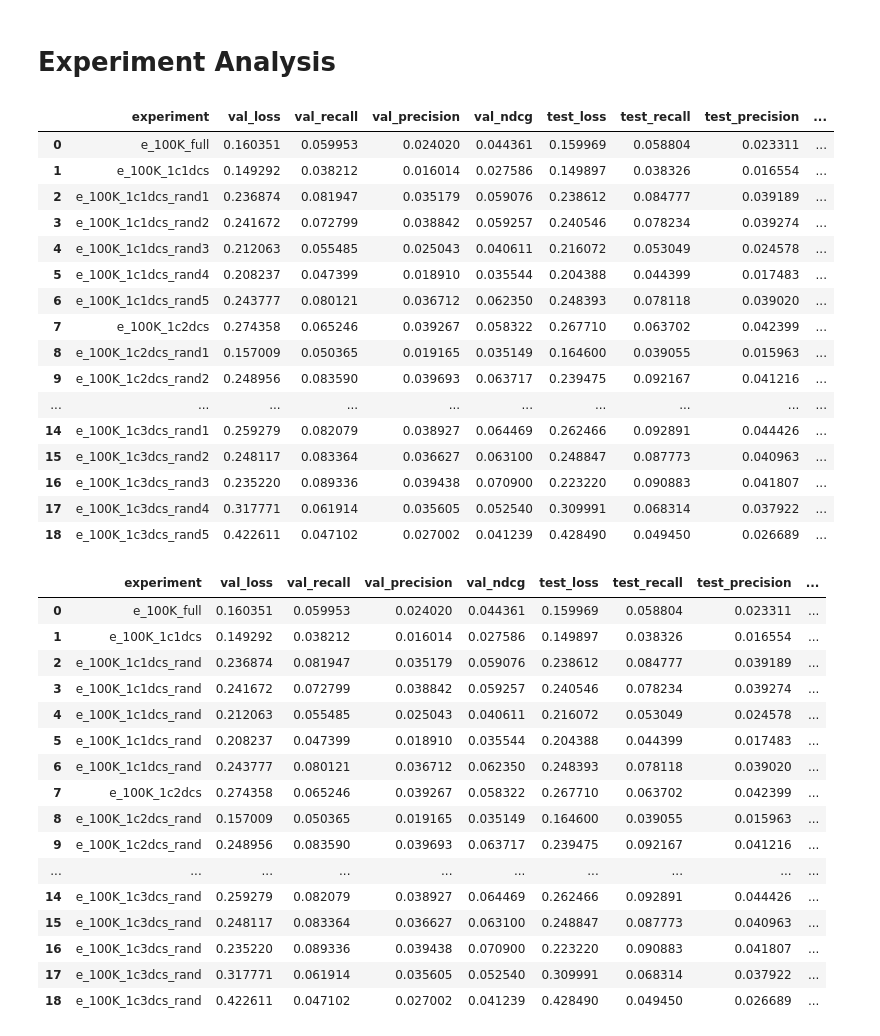
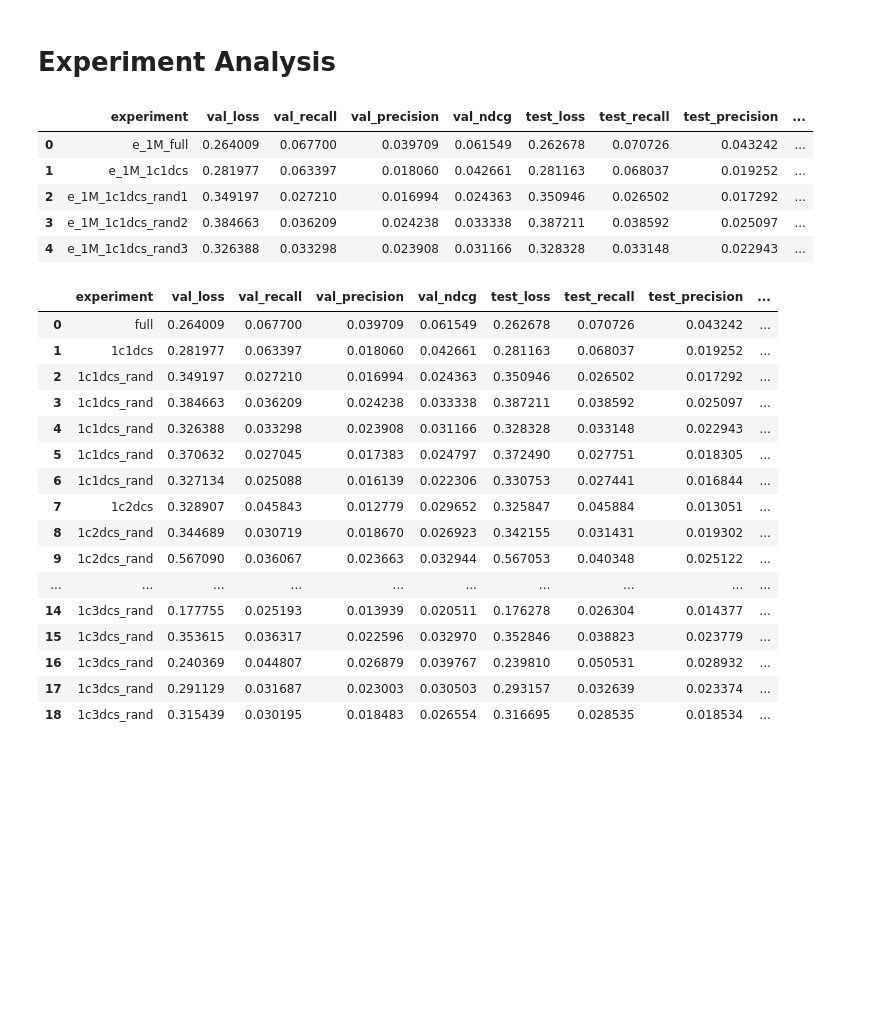
Before and after one commit to paco23ch/gnn-ds, a Jupyter notebook: experiment_analysis.ipynb, the cells around one changed output. Saved outputs shown, nothing was run; the diff lists cells and outputs as text; code cells hidden in the pictures; blank space fills up the shorter version.

```diff
--- a/experiment_analysis.ipynb
+++ b/experiment_analysis.ipynb
@@ -3,27 +11,14 @@
 # %%
-import pandas as pd
-import time
-pd.set_option('display.max_columns',None)
-df = pd.read_parquet('e_100K.parquet')
-df
+
+df = pd.read_parquet(f'{exp_name}.parquet')
+df.head()
 # %% [output]
 |  | experiment | val_loss | val_recall | val_precision | val_ndcg | test_loss | test_recall | test_precision | ... |
-| 0 | e_100K_full | 0.160351 | 0.059953 | 0.024020 | 0.044361 | 0.159969 | 0.058804 | 0.023311 | ... |
-| 1 | e_100K_1c1dcs | 0.149292 | 0.038212 | 0.016014 | 0.027586 | 0.149897 | 0.038326 | 0.016554 | ... |
-| 2 | e_100K_1c1dcs_rand1 | 0.236874 | 0.081947 | 0.035179 | 0.059076 | 0.238612 | 0.084777 | 0.039189 | ... |
-| 3 | e_100K_1c1dcs_rand2 | 0.241672 | 0.072799 | 0.038842 | 0.059257 | 0.240546 | 0.078234 | 0.039274 | ... |
-| 4 | e_100K_1c1dcs_rand3 | 0.212063 | 0.055485 | 0.025043 | 0.040611 | 0.216072 | 0.053049 | 0.024578 | ... |
-| 5 | e_100K_1c1dcs_rand4 | 0.208237 | 0.047399 | 0.018910 | 0.035544 | 0.204388 | 0.044399 | 0.017483 | ... |
-| 6 | e_100K_1c1dcs_rand5 | 0.243777 | 0.080121 | 0.036712 | 0.062350 | 0.248393 | 0.078118 | 0.039020 | ... |
-| 7 | e_100K_1c2dcs | 0.274358 | 0.065246 | 0.039267 | 0.058322 | 0.267710 | 0.063702 | 0.042399 | ... |
-| 8 | e_100K_1c2dcs_rand1 | 0.157009 | 0.050365 | 0.019165 | 0.035149 | 0.164600 | 0.039055 | 0.015963 | ... |
-| 9 | e_100K_1c2dcs_rand2 | 0.248956 | 0.083590 | 0.039693 | 0.063717 | 0.239475 | 0.092167 | 0.041216 | ... |
-| ... | ... | ... | ... | ... | ... | ... | ... | ... | ... |
-| 14 | e_100K_1c3dcs_rand1 | 0.259279 | 0.082079 | 0.038927 | 0.064469 | 0.262466 | 0.092891 | 0.044426 | ... |
-| 15 | e_100K_1c3dcs_rand2 | 0.248117 | 0.083364 | 0.036627 | 0.063100 | 0.248847 | 0.087773 | 0.040963 | ... |
-| 16 | e_100K_1c3dcs_rand3 | 0.235220 | 0.089336 | 0.039438 | 0.070900 | 0.223220 | 0.090883 | 0.041807 | ... |
-| 17 | e_100K_1c3dcs_rand4 | 0.317771 | 0.061914 | 0.035605 | 0.052540 | 0.309991 | 0.068314 | 0.037922 | ... |
-| 18 | e_100K_1c3dcs_rand5 | 0.422611 | 0.047102 | 0.027002 | 0.041239 | 0.428490 | 0.049450 | 0.026689 | ... |
+| 0 | e_1M_full | 0.264009 | 0.067700 | 0.039709 | 0.061549 | 0.262678 | 0.070726 | 0.043242 | ... |
+| 1 | e_1M_1c1dcs | 0.281977 | 0.063397 | 0.018060 | 0.042661 | 0.281163 | 0.068037 | 0.019252 | ... |
+| 2 | e_1M_1c1dcs_rand1 | 0.349197 | 0.027210 | 0.016994 | 0.024363 | 0.350946 | 0.026502 | 0.017292 | ... |
+| 3 | e_1M_1c1dcs_rand2 | 0.384663 | 0.036209 | 0.024238 | 0.033338 | 0.387211 | 0.038592 | 0.025097 | ... |
+| 4 | e_1M_1c1dcs_rand3 | 0.326388 | 0.033298 | 0.023908 | 0.031166 | 0.328328 | 0.033148 | 0.022943 | ... |
 # %%
 key = ['experiment']
 val_features = ['val_loss','val_recall','val_precision','val_ndcg' ]
@@ -35,23 +30,23 @@ categorical_features = ['n_layers','embedding_dim','lr','lambda_val','batch_size
 
 random_experiments_stats = df.copy()
 random_experiments_stats = random_experiments_stats[key + numerical_features + time_features + edge_features + categorical_features]
-random_experiments_stats['experiment'] = random_experiments_stats['experiment'].apply(lambda x: x[:-1] if '_rand' in x else x)
+random_experiments_stats['experiment'] = random_experiments_stats['experiment'].apply(lambda x: x[len(exp_name)+1:-1] if '_rand' in x else x[len(exp_name)+1:])
 random_experiments_stats
 # %% [output]
 |  | experiment | val_loss | val_recall | val_precision | val_ndcg | test_loss | test_recall | test_precision | ... |
-| 0 | e_100K_full | 0.160351 | 0.059953 | 0.024020 | 0.044361 | 0.159969 | 0.058804 | 0.023311 | ... |
-| 1 | e_100K_1c1dcs | 0.149292 | 0.038212 | 0.016014 | 0.027586 | 0.149897 | 0.038326 | 0.016554 | ... |
-| 2 | e_100K_1c1dcs_rand | 0.236874 | 0.081947 | 0.035179 | 0.059076 | 0.238612 | 0.084777 | 0.039189 | ... |
-| 3 | e_100K_1c1dcs_rand | 0.241672 | 0.072799 | 0.038842 | 0.059257 | 0.240546 | 0.078234 | 0.039274 | ... |
-| 4 | e_100K_1c1dcs_rand | 0.212063 | 0.055485 | 0.025043 | 0.040611 | 0.216072 | 0.053049 | 0.024578 | ... |
-| 5 | e_100K_1c1dcs_rand | 0.208237 | 0.047399 | 0.018910 | 0.035544 | 0.204388 | 0.044399 | 0.017483 | ... |
-| 6 | e_100K_1c1dcs_rand | 0.243777 | 0.080121 | 0.036712 | 0.062350 | 0.248393 | 0.078118 | 0.039020 | ... |
-| 7 | e_100K_1c2dcs | 0.274358 | 0.065246 | 0.039267 | 0.058322 | 0.267710 | 0.063702 | 0.042399 | ... |
-| 8 | e_100K_1c2dcs_rand | 0.157009 | 0.050365 | 0.019165 | 0.035149 | 0.164600 | 0.039055 | 0.015963 | ... |
-| 9 | e_100K_1c2dcs_rand | 0.248956 | 0.083590 | 0.039693 | 0.063717 | 0.239475 | 0.092167 | 0.041216 | ... |
+| 0 | full | 0.264009 | 0.067700 | 0.039709 | 0.061549 | 0.262678 | 0.070726 | 0.043242 | ... |
+| 1 | 1c1dcs | 0.281977 | 0.063397 | 0.018060 | 0.042661 | 0.281163 | 0.068037 | 0.019252 | ... |
+| 2 | 1c1dcs_rand | 0.349197 | 0.027210 | 0.016994 | 0.024363 | 0.350946 | 0.026502 | 0.017292 | ... |
+| 3 | 1c1dcs_rand | 0.384663 | 0.036209 | 0.024238 | 0.033338 | 0.387211 | 0.038592 | 0.025097 | ... |
+| 4 | 1c1dcs_rand | 0.326388 | 0.033298 | 0.023908 | 0.031166 | 0.328328 | 0.033148 | 0.022943 | ... |
+| 5 | 1c1dcs_rand | 0.370632 | 0.027045 | 0.017383 | 0.024797 | 0.372490 | 0.027751 | 0.018305 | ... |
+| 6 | 1c1dcs_rand | 0.327134 | 0.025088 | 0.016139 | 0.022306 | 0.330753 | 0.027441 | 0.016844 | ... |
+| 7 | 1c2dcs | 0.328907 | 0.045843 | 0.012779 | 0.029652 | 0.325847 | 0.045884 | 0.013051 | ... |
+| 8 | 1c2dcs_rand | 0.344689 | 0.030719 | 0.018670 | 0.026923 | 0.342155 | 0.031431 | 0.019302 | ... |
+| 9 | 1c2dcs_rand | 0.567090 | 0.036067 | 0.023663 | 0.032944 | 0.567053 | 0.040348 | 0.025122 | ... |
 | ... | ... | ... | ... | ... | ... | ... | ... | ... | ... |
-| 14 | e_100K_1c3dcs_rand | 0.259279 | 0.082079 | 0.038927 | 0.064469 | 0.262466 | 0.092891 | 0.044426 | ... |
-| 15 | e_100K_1c3dcs_rand | 0.248117 | 0.083364 | 0.036627 | 0.063100 | 0.248847 | 0.087773 | 0.040963 | ... |
-| 16 | e_100K_1c3dcs_rand | 0.235220 | 0.089336 | 0.039438 | 0.070900 | 0.223220 | 0.090883 | 0.041807 | ... |
-| 17 | e_100K_1c3dcs_rand | 0.317771 | 0.061914 | 0.035605 | 0.052540 | 0.309991 | 0.068314 | 0.037922 | ... |
-| 18 | e_100K_1c3dcs_rand | 0.422611 | 0.047102 | 0.027002 | 0.041239 | 0.428490 | 0.049450 | 0.026689 | ... |
+| 14 | 1c3dcs_rand | 0.177755 | 0.025193 | 0.013939 | 0.020511 | 0.176278 | 0.026304 | 0.014377 | ... |
+| 15 | 1c3dcs_rand | 0.353615 | 0.036317 | 0.022596 | 0.032970 | 0.352846 | 0.038823 | 0.023779 | ... |
+| 16 | 1c3dcs_rand | 0.240369 | 0.044807 | 0.026879 | 0.039767 | 0.239810 | 0.050531 | 0.028932 | ... |
+| 17 | 1c3dcs_rand | 0.291129 | 0.031687 | 0.023003 | 0.030503 | 0.293157 | 0.032639 | 0.023374 | ... |
+| 18 | 1c3dcs_rand | 0.315439 | 0.030195 | 0.018483 | 0.026554 | 0.316695 | 0.028535 | 0.018534 | ... |
```
Also changed, not shown: parts of 8 cells of this notebook.
